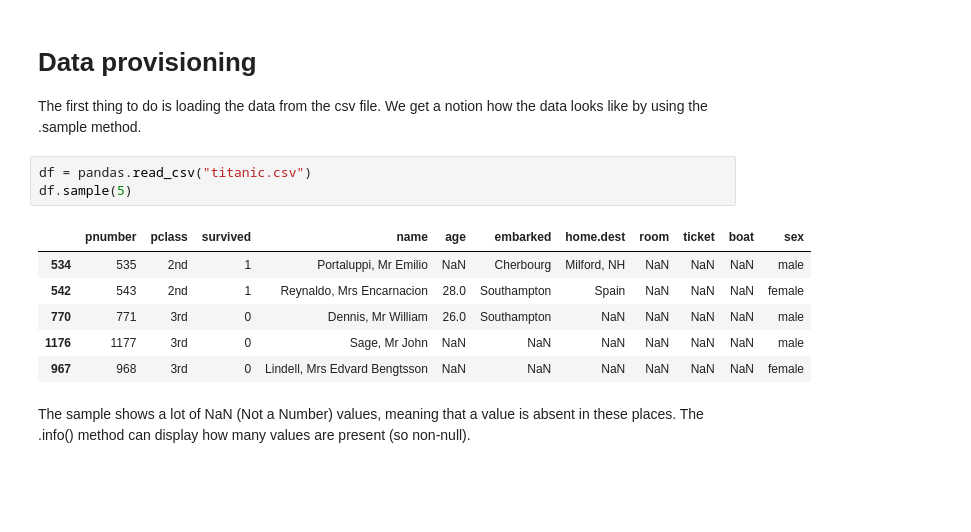
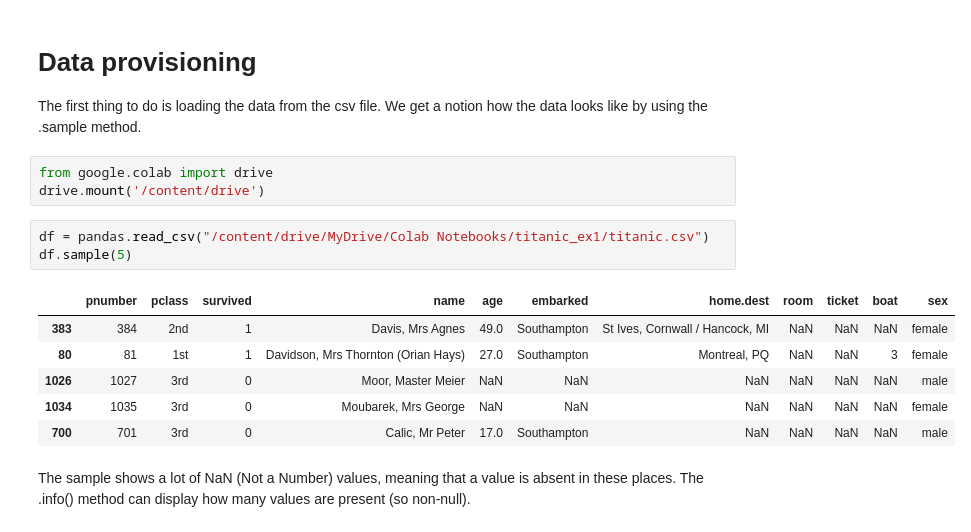
Before and after one commit to fontysli/titanic_survival_rater, a Jupyter notebook: titanic-survival-rater.ipynb, the cells around one changed output. Drawn from its saved outputs; the diff is of its cells as text; blank space fills up the shorter version.

```diff
--- a/titanic-survival-rater.ipynb
+++ b/titanic-survival-rater.ipynb
@@ -21,16 +21,19 @@ seaborn version: 0.13.2
 # Data provisioning
 
 The first thing to do is loading the data from the csv file. We get a notion how the data looks like by using the .sample method.
+# %%
+from google.colab import drive
+drive.mount('/content/drive')
 # %%
-df = pandas.read_csv("titanic.csv")
+df = pandas.read_csv("/content/drive/MyDrive/Colab Notebooks/titanic_ex1/titanic.csv")
 df.sample(5)
 # %% [output]
 |  | pnumber | pclass | survived | name | age | embarked | home.dest | room | ticket | boat | sex |
-| 534 | 535 | 2nd | 1 | Portaluppi, Mr Emilio | NaN | Cherbourg | Milford, NH | NaN | NaN | NaN | male |
-| 542 | 543 | 2nd | 1 | Reynaldo, Mrs Encarnacion | 28.0 | Southampton | Spain | NaN | NaN | NaN | female |
-| 770 | 771 | 3rd | 0 | Dennis, Mr William | 26.0 | Southampton | NaN | NaN | NaN | NaN | male |
-| 1176 | 1177 | 3rd | 0 | Sage, Mr John | NaN | NaN | NaN | NaN | NaN | NaN | male |
-| 967 | 968 | 3rd | 0 | Lindell, Mrs Edvard Bengtsson | NaN | NaN | NaN | NaN | NaN | NaN | female |
+| 383 | 384 | 2nd | 1 | Davis, Mrs Agnes | 49.0 | Southampton | St Ives, Cornwall / Hancock, MI | NaN | NaN | NaN | female |
+| 80 | 81 | 1st | 1 | Davidson, Mrs Thornton (Orian Hays) | 27.0 | Southampton | Montreal, PQ | NaN | NaN | 3 | female |
+| 1026 | 1027 | 3rd | 0 | Moor, Master Meier | NaN | NaN | NaN | NaN | NaN | NaN | male |
+| 1034 | 1035 | 3rd | 0 | Moubarek, Mrs George | NaN | NaN | NaN | NaN | NaN | NaN | female |
+| 700 | 701 | 3rd | 0 | Calic, Mr Peter | 17.0 | Southampton | NaN | NaN | NaN | NaN | male |
 # %% [markdown]
 The sample shows a lot of NaN (Not a Number) values, meaning that a value is absent in these places. The .info() method can display how many values are present (so non-null).
 # %%
```
Also changed, not shown: parts of 14 cells of this notebook.
